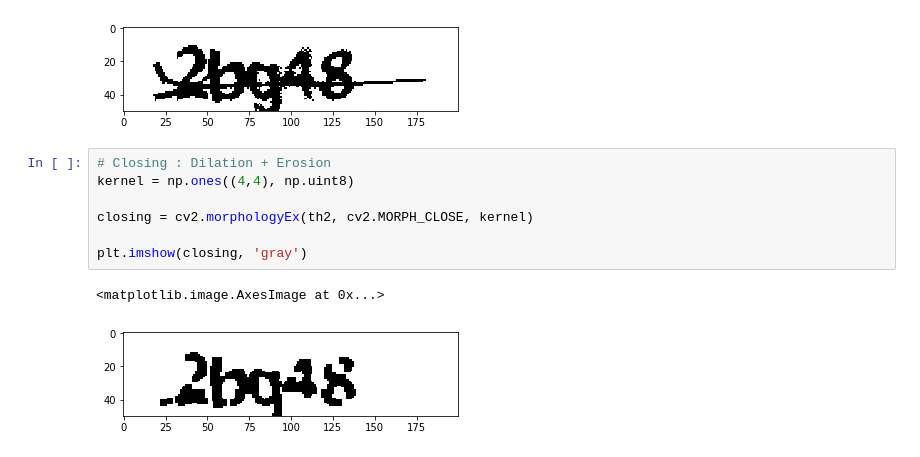
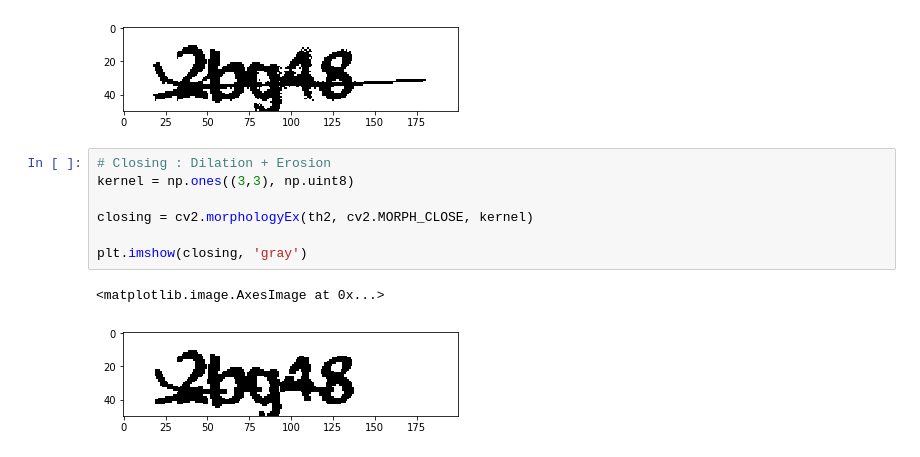
Before and after one commit to balabg94/image_segmentation, a Jupyter notebook: Captcha_seg.ipynb, the cells around one changed output. Drawn from its saved outputs; the diff is of its cells as text.

```diff
--- a/Captcha_seg.ipynb
+++ b/Captcha_seg.ipynb
@@ -19,12 +20,12 @@ plt.imshow(th2, 'gray')
 [figure]
 # %%
 # Closing : Dilation + Erosion
-kernel = np.ones((4,4), np.uint8)
+kernel = np.ones((3,3), np.uint8)
 
 closing = cv2.morphologyEx(th2, cv2.MORPH_CLOSE, kernel)
 
 plt.imshow(closing, 'gray')
 # %% [output]
 <matplotlib.image.AxesImage at 0x...>
-[figure, old version]
+[figure, new version]
 # %%
```
Also changed, not shown: parts of 6 cells of this notebook.
